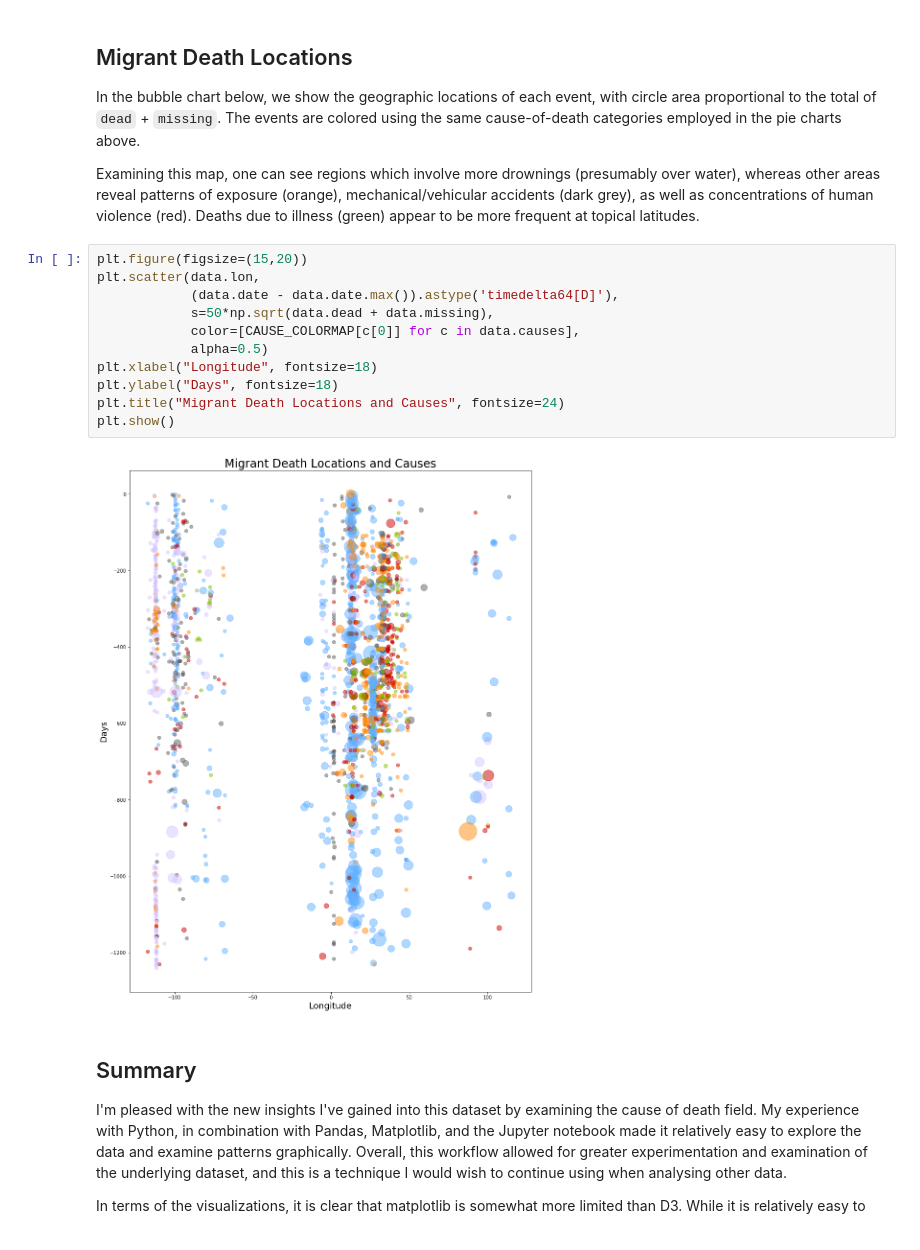
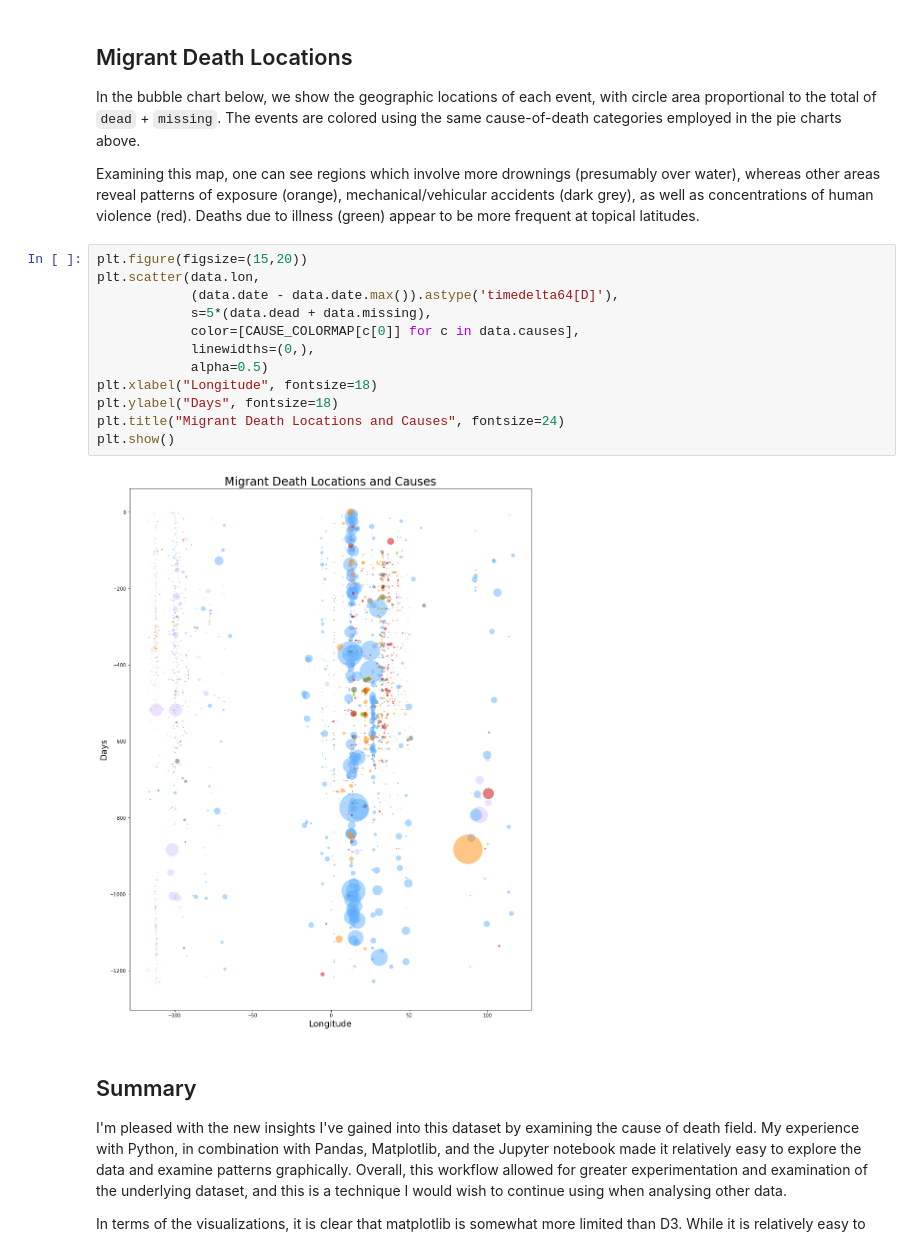
Before and after one commit to dbeach24/dataviz-project-template, a Jupyter notebook: notebooks/Migrants-DataClean.ipynb, the cells around one changed output. Cells and saved outputs as stored; diff of their text form.

Commit message:
Fix size scaling of visualization in notebook.

```diff
--- a/notebooks/Migrants-DataClean.ipynb
+++ b/notebooks/Migrants-DataClean.ipynb
@@ -376,16 +376,17 @@ Examining this map, one can see regions which involve more drownings (presumably
 # %%
 plt.figure(figsize=(15,20))
 plt.scatter(data.lon,
             (data.date - data.date.max()).astype('timedelta64[D]'),
-            s=50*np.sqrt(data.dead + data.missing),
+            s=5*(data.dead + data.missing),
             color=[CAUSE_COLORMAP[c[0]] for c in data.causes],
+            linewidths=(0,),
             alpha=0.5)
 plt.xlabel("Longitude", fontsize=18)
 plt.ylabel("Days", fontsize=18)
 plt.title("Migrant Death Locations and Causes", fontsize=24)
 plt.show()
 # %% [output]
-[figure, old version]
+[figure, new version]
 # %% [markdown]
 ## Summary
 
```
